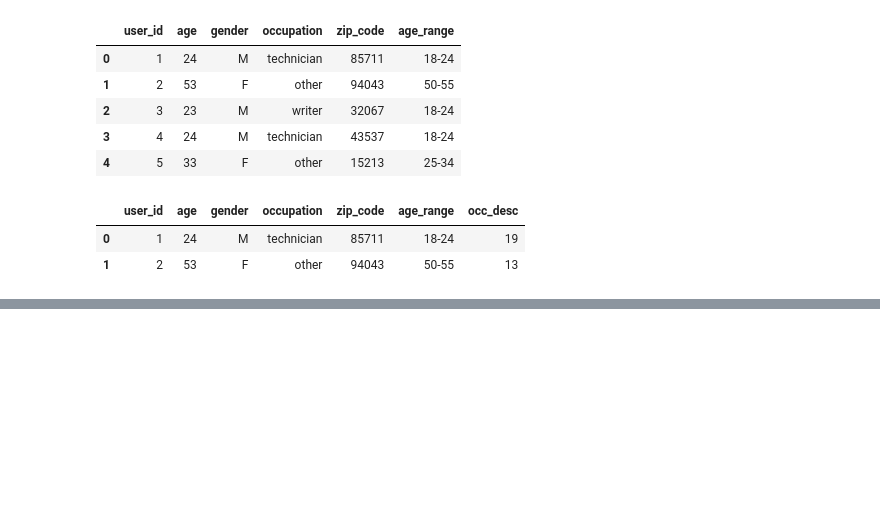
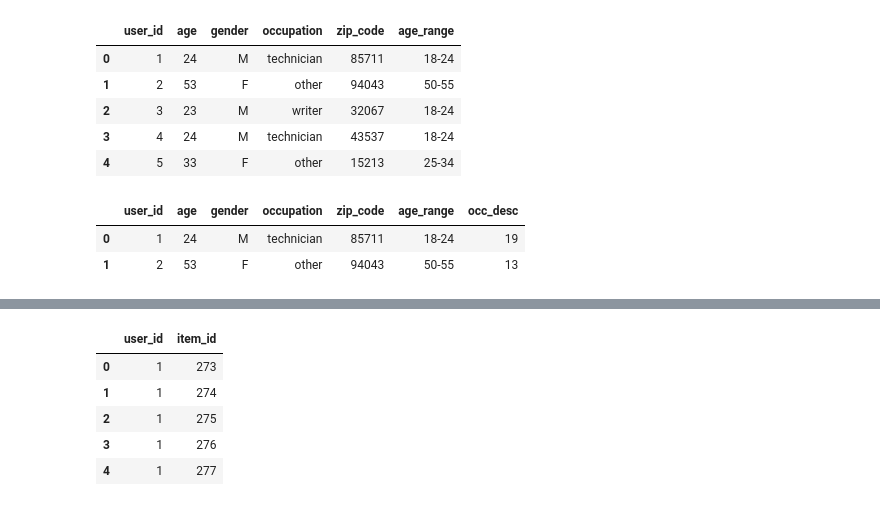
Before and after one commit to anatoliypus/Movie-Reccomendation-System, a Jupyter notebook: notebooks/3.1-data-engineering.ipynb, the cells around one changed output, grey strips where cells are left out. Saved outputs shown, nothing was run; the diff lists cells and outputs as text; code cells hidden in the pictures; blank space fills up the shorter version.

```diff
--- a/notebooks/3.1-data-engineering.ipynb
+++ b/notebooks/3.1-data-engineering.ipynb
@@ -101,0 +118,29 @@ user.to_csv(os.path.join(data_folder, 'user_processed.csv'), index=False)
+# %%
+max_userid = data['user_id'].drop_duplicates().max()
+max_movieid = data['item_id'].drop_duplicates().max()
+user_history = {}
+
+for ind, row in data.iterrows():
+    if not (row['user_id'] in user_history):
+        user_history[row['user_id']] = {}
+    user_history[row['user_id']][row['item_id']] = True
+# %%
+user_ids, item_ids = [], []
+
+for user_id in trange(1, max_userid + 1):
+    for item_id in range(1, max_movieid + 1):
+        seen = item_id in user_history[user_id]
+        if not seen:
+            user_ids.append(user_id)
+            item_ids.append(item_id)
+# %%
+unseen = {'user_id': user_ids, 'item_id': item_ids}
+unseen_df = pd.DataFrame(unseen)
+unseen_df.head()
+# %% [output]
+|  | user_id | item_id |
+| 0 | 1 | 273 |
+| 1 | 1 | 274 |
+| 2 | 1 | 275 |
+| 3 | 1 | 276 |
+| 4 | 1 | 277 |
```
Also changed, not shown: parts of 5 cells of this notebook, 5 other files.
